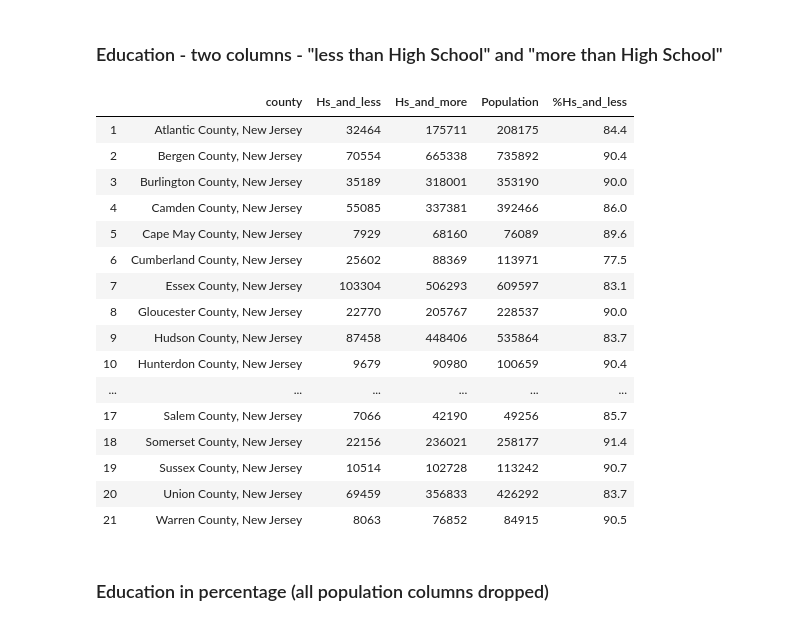
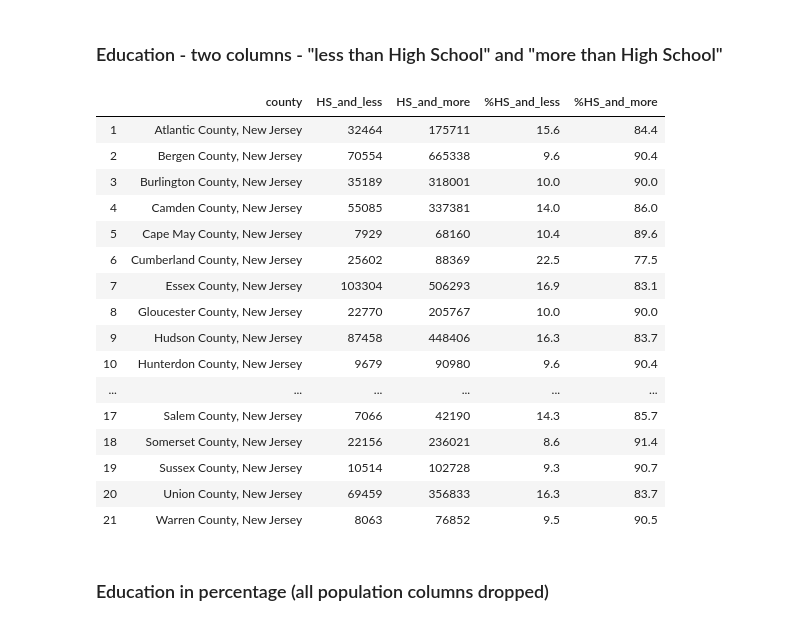
Before and after one commit to lemonaidn/VBM_Rejection_Factors, a Jupyter notebook: Khamanna/financial_education.ipynb, the cells around one changed output. Drawn from its saved outputs; the diff is of its cells as text; code cells hidden in the pictures.

```diff
--- a/Khamanna/financial_education.ipynb
+++ b/Khamanna/financial_education.ipynb
@@ -252,31 +252,34 @@ education_age_real_nums
 # %% [markdown]
 ### Education - two columns - "less than High School" and "more than High School"
 # %%
-education_nums_percentage = education_age_real_nums
+education_nums_percentage = education_age_real_nums.copy()
 education_nums_percentage['Hs_and_less']=education_nums_percentage['over_25_less_than_HS']+education_nums_percentage['18_24_less_HS_HSgrad']
 education_nums_percentage['Hs_and_more']=education_nums_percentage['18_24_associate_bachelor'] + education_nums_percentage['over_25_HS_grad_or_higher']
 education_nums_percentage['Population'] = education_nums_percentage['Pop18_24'] + education_nums_percentage['Pop_over25']
 education_nums_percentage['%Hs_and_less'] = (education_nums_percentage['Hs_and_less']/education_nums_percentage['Population']*100).round(1)
-education_nums_percentage['%Hs_and_less'] = (education_nums_percentage['Hs_and_more']/education_nums_percentage['Population']*100).round(1)
+education_nums_percentage['%Hs_and_more'] = (education_nums_percentage['Hs_and_more']/education_nums_percentage['Population']*100).round(1)
 # %%
-education_nums_percentage.drop(['over_25_HS_grad_or_higher','18_24_less_HS_HSgrad','18_24_associate_bachelor',\
-                                'over_25_less_than_HS','Pop_over25','Pop18_24','Pop_over25'], axis=1)
+education_nums_percentage=education_nums_percentage.drop(['over_25_HS_grad_or_higher','18_24_less_HS_HSgrad','18_24_associate_bachelor',\
+                                'over_25_less_than_HS','Pop_over25','Pop18_24','Pop_over25','Population'], axis=1)
+education_nums_percentage.columns = ['county', 'HS_and_less', 'HS_and_more','%HS_and_less', '%HS_and_more']
-# %% [output]
-|  | county | Hs_and_less | Hs_and_more | Population | %Hs_and_less |
-| 1 | Atlantic County, New Jersey | 32464 | 175711 | 208175 | 84.4 |
-| 2 | Bergen County, New Jersey | 70554 | 665338 | 735892 | 90.4 |
-| 3 | Burlington County, New Jersey | 35189 | 318001 | 353190 | 90.0 |
-| 4 | Camden County, New Jersey | 55085 | 337381 | 392466 | 86.0 |
-| 5 | Cape May County, New Jersey | 7929 | 68160 | 76089 | 89.6 |
-| 6 | Cumberland County, New Jersey | 25602 | 88369 | 113971 | 77.5 |
-| 7 | Essex County, New Jersey | 103304 | 506293 | 609597 | 83.1 |
-| 8 | Gloucester County, New Jersey | 22770 | 205767 | 228537 | 90.0 |
-| 9 | Hudson County, New Jersey | 87458 | 448406 | 535864 | 83.7 |
-| 10 | Hunterdon County, New Jersey | 9679 | 90980 | 100659 | 90.4 |
-| ... | ... | ... | ... | ... | ... |
-| 17 | Salem County, New Jersey | 7066 | 42190 | 49256 | 85.7 |
-| 18 | Somerset County, New Jersey | 22156 | 236021 | 258177 | 91.4 |
-| 19 | Sussex County, New Jersey | 10514 | 102728 | 113242 | 90.7 |
-| 20 | Union County, New Jersey | 69459 | 356833 | 426292 | 83.7 |
-| 21 | Warren County, New Jersey | 8063 | 76852 | 84915 | 90.5 |
+# %%
+education_nums_percentage
+# %% [output]
+|  | county | HS_and_less | HS_and_more | %HS_and_less | %HS_and_more |
+| 1 | Atlantic County, New Jersey | 32464 | 175711 | 15.6 | 84.4 |
+| 2 | Bergen County, New Jersey | 70554 | 665338 | 9.6 | 90.4 |
+| 3 | Burlington County, New Jersey | 35189 | 318001 | 10.0 | 90.0 |
+| 4 | Camden County, New Jersey | 55085 | 337381 | 14.0 | 86.0 |
+| 5 | Cape May County, New Jersey | 7929 | 68160 | 10.4 | 89.6 |
+| 6 | Cumberland County, New Jersey | 25602 | 88369 | 22.5 | 77.5 |
+| 7 | Essex County, New Jersey | 103304 | 506293 | 16.9 | 83.1 |
+| 8 | Gloucester County, New Jersey | 22770 | 205767 | 10.0 | 90.0 |
+| 9 | Hudson County, New Jersey | 87458 | 448406 | 16.3 | 83.7 |
+| 10 | Hunterdon County, New Jersey | 9679 | 90980 | 9.6 | 90.4 |
+| ... | ... | ... | ... | ... | ... |
+| 17 | Salem County, New Jersey | 7066 | 42190 | 14.3 | 85.7 |
+| 18 | Somerset County, New Jersey | 22156 | 236021 | 8.6 | 91.4 |
+| 19 | Sussex County, New Jersey | 10514 | 102728 | 9.3 | 90.7 |
+| 20 | Union County, New Jersey | 69459 | 356833 | 16.3 | 83.7 |
+| 21 | Warren County, New Jersey | 8063 | 76852 | 9.5 | 90.5 |
 # %%
```
Also changed, not shown: parts of 1 cell of this notebook.
